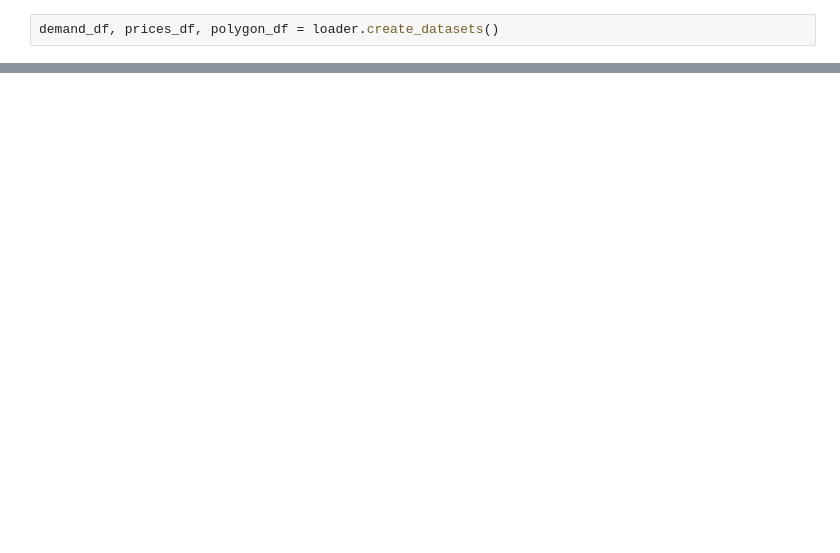
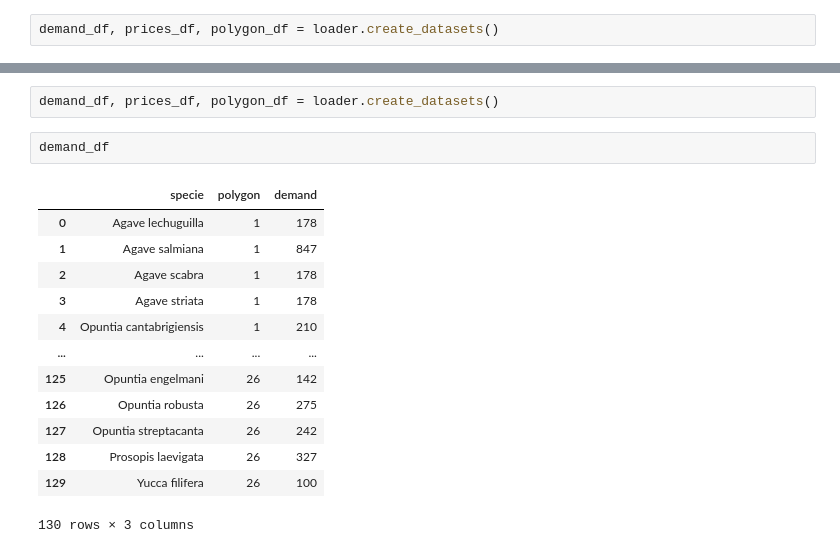
Before and after one commit to Racoo203/MA2008B, a Jupyter notebook: Reto/supply_chain_optimizer/main.ipynb, the cells around one changed output, grey strips where cells are left out. Drawn from its saved outputs; the diff is of its cells as text; blank space fills up the shorter version.

```diff
--- a/Reto/supply_chain_optimizer/main.ipynb
+++ b/Reto/supply_chain_optimizer/main.ipynb
@@ -96,0 +155,18 @@ best_solution
+# %%
+demand_df, prices_df, polygon_df = loader.create_datasets()
+# %%
+demand_df
+# %% [output]
+|  | specie | polygon | demand |
+| 0 | Agave lechuguilla | 1 | 178 |
+| 1 | Agave salmiana | 1 | 847 |
+| 2 | Agave scabra | 1 | 178 |
+| 3 | Agave striata | 1 | 178 |
+| 4 | Opuntia cantabrigiensis | 1 | 210 |
+| ... | ... | ... | ... |
+| 125 | Opuntia engelmani | 26 | 142 |
+| 126 | Opuntia robusta | 26 | 275 |
+| 127 | Opuntia streptacanta | 26 | 242 |
+| 128 | Prosopis laevigata | 26 | 327 |
+| 129 | Yucca filifera | 26 | 100 |
+130 rows × 3 columns
```
Also changed, not shown: parts of 18 cells of this notebook, 12 other files.
